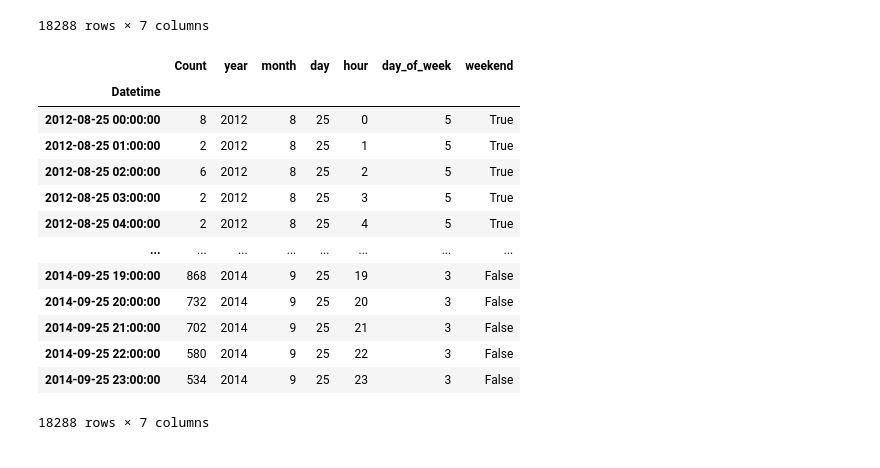
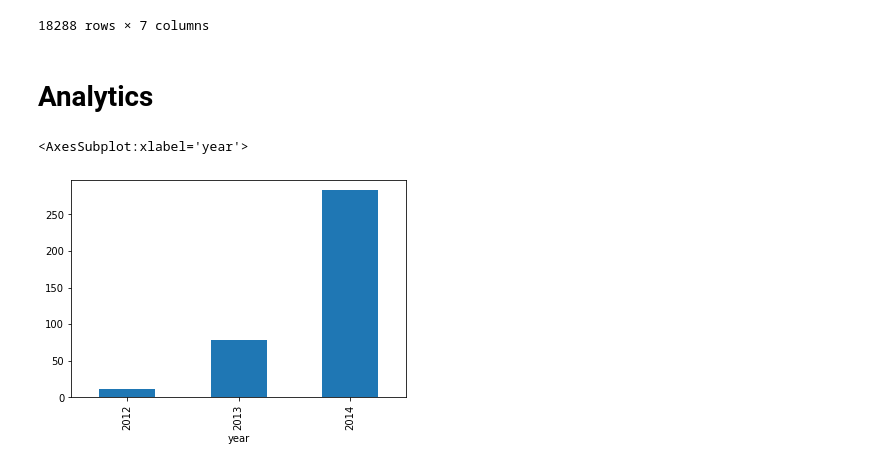
Before and after one commit to talha-amir/Python-Time-Series, a Jupyter notebook: Final.ipynb, the cells around one changed output. Drawn from its saved outputs; the diff is of its cells as text; code cells hidden in the pictures.

```diff
--- a/Final.ipynb
+++ b/Final.ipynb
@@ -55,20 +55,10 @@ train
 | 2014-09-25 22:00:00 | 580 | 2014 | 9 | 25 | 22 | 3 | False |
 | 2014-09-25 23:00:00 | 534 | 2014 | 9 | 25 | 23 | 3 | False |
 18288 rows × 7 columns
-# %%
-train
-# %% [output]
-|  | Count | year | month | day | hour | day_of_week | weekend |
-| Datetime |  |  |  |  |  |  |  |
-| 2012-08-25 00:00:00 | 8 | 2012 | 8 | 25 | 0 | 5 | True |
-| 2012-08-25 01:00:00 | 2 | 2012 | 8 | 25 | 1 | 5 | True |
-| 2012-08-25 02:00:00 | 6 | 2012 | 8 | 25 | 2 | 5 | True |
-| 2012-08-25 03:00:00 | 2 | 2012 | 8 | 25 | 3 | 5 | True |
-| 2012-08-25 04:00:00 | 2 | 2012 | 8 | 25 | 4 | 5 | True |
-| ... | ... | ... | ... | ... | ... | ... | ... |
-| 2014-09-25 19:00:00 | 868 | 2014 | 9 | 25 | 19 | 3 | False |
-| 2014-09-25 20:00:00 | 732 | 2014 | 9 | 25 | 20 | 3 | False |
-| 2014-09-25 21:00:00 | 702 | 2014 | 9 | 25 | 21 | 3 | False |
-| 2014-09-25 22:00:00 | 580 | 2014 | 9 | 25 | 22 | 3 | False |
-| 2014-09-25 23:00:00 | 534 | 2014 | 9 | 25 | 23 | 3 | False |
-18288 rows × 7 columns
+# %% [markdown]
+# Analytics
+# %%
+train.groupby('year')['Count'].mean().plot.bar()
+# %% [output]
+<AxesSubplot:xlabel='year'>
+[figure, added]
```
Also changed, not shown: parts of 6 cells of this notebook.
